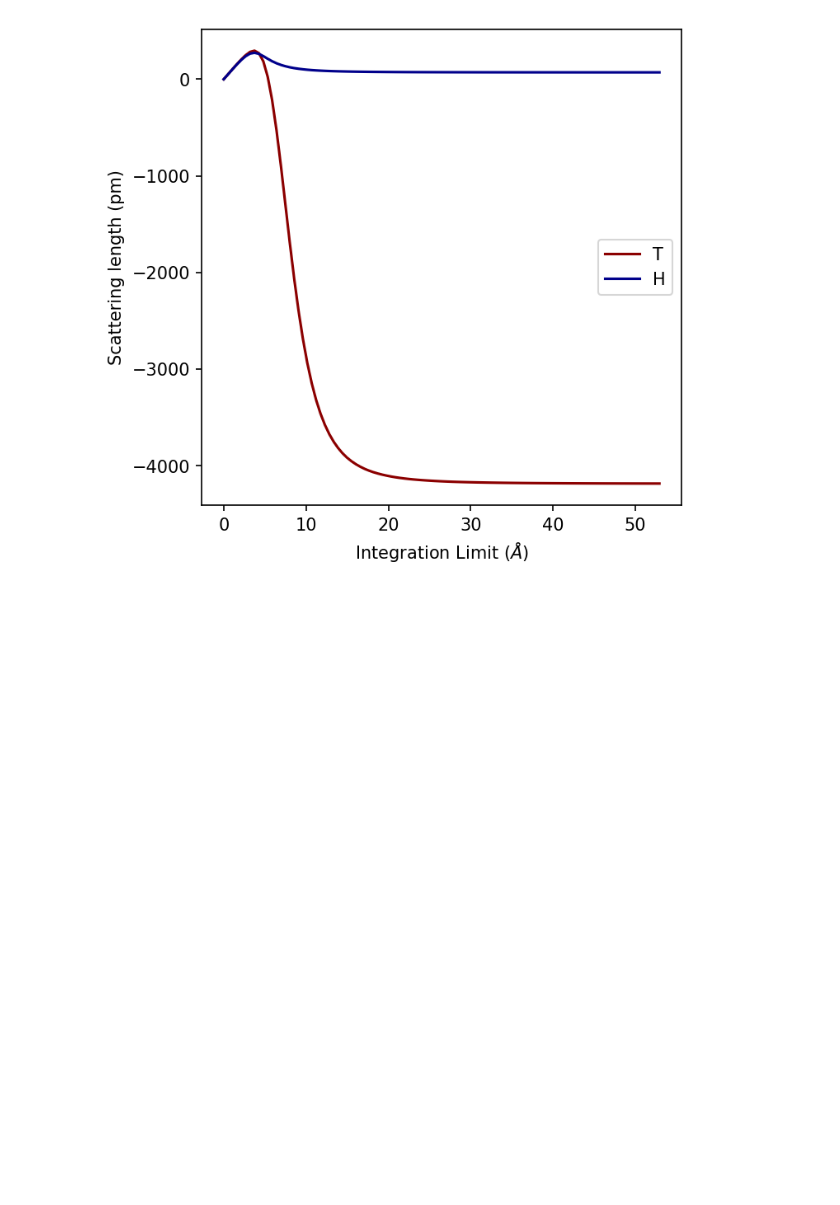
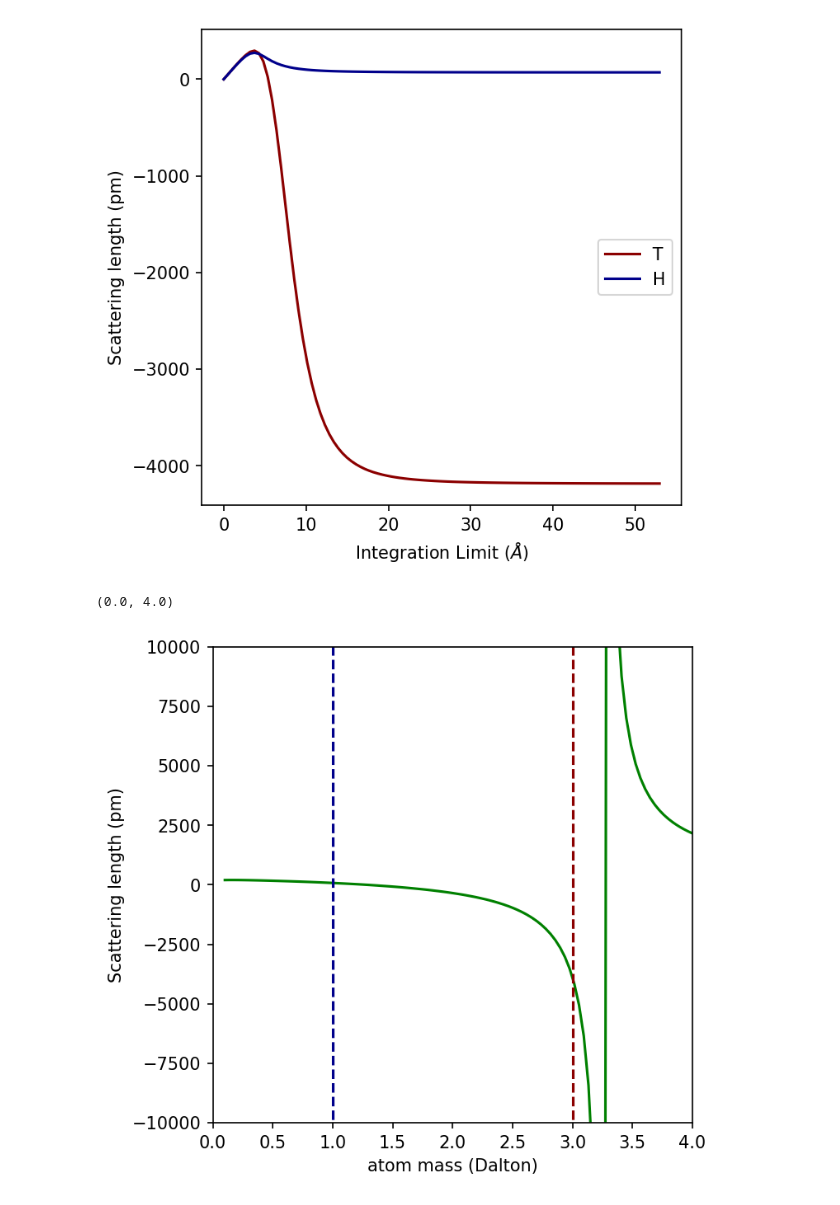
Before and after one commit to UTA-NURES/AtomicHScattering, a Jupyter notebook: examples/Elastic Cross Section.ipynb, the cells around one changed output. Drawn from its saved outputs; the diff is of its cells as text; code cells hidden in the pictures; blank space fills up the shorter version.

Commit message:
Add elastic cross section

```diff
--- a/examples/Elastic Cross Section.ipynb
+++ b/examples/Elastic Cross Section.ipynb
@@ -42,3 +42,21 @@ plt.legend(loc='center right')
 # %% [output]
 <matplotlib.legend.Legend at 0x...>
 [figure]
+# %%
+ms=np.linspace(0.1,4,100)
+aVsM=[]
+for m in ms:
+    mu=m*constants.DaltonInEV/2
+    aVsM.append(elastic.GetScatteringLength(rhos, pin, 0, mu, potentials.Silvera_Triplet, 'Radau')[-1]*constants.hcInEVAngstrom*100)
+# %%
+plt.figure(figsize=(5,5),dpi=150)
+plt.xlabel("atom mass (Dalton)")
+plt.ylabel("Scattering length (pm)")
+plt.plot(ms,aVsM,color='green')
+plt.plot([1,1],[-100000,45000],'--',color='DarkBlue')
+plt.plot([3,3],[-100000,45000],'--',color='DarkRed')
+plt.ylim(-10000,10000)
+plt.xlim(0,4)
+# %% [output]
+(0.0, 4.0)
+[figure, added]
```
Also changed, not shown: 2 other files.
